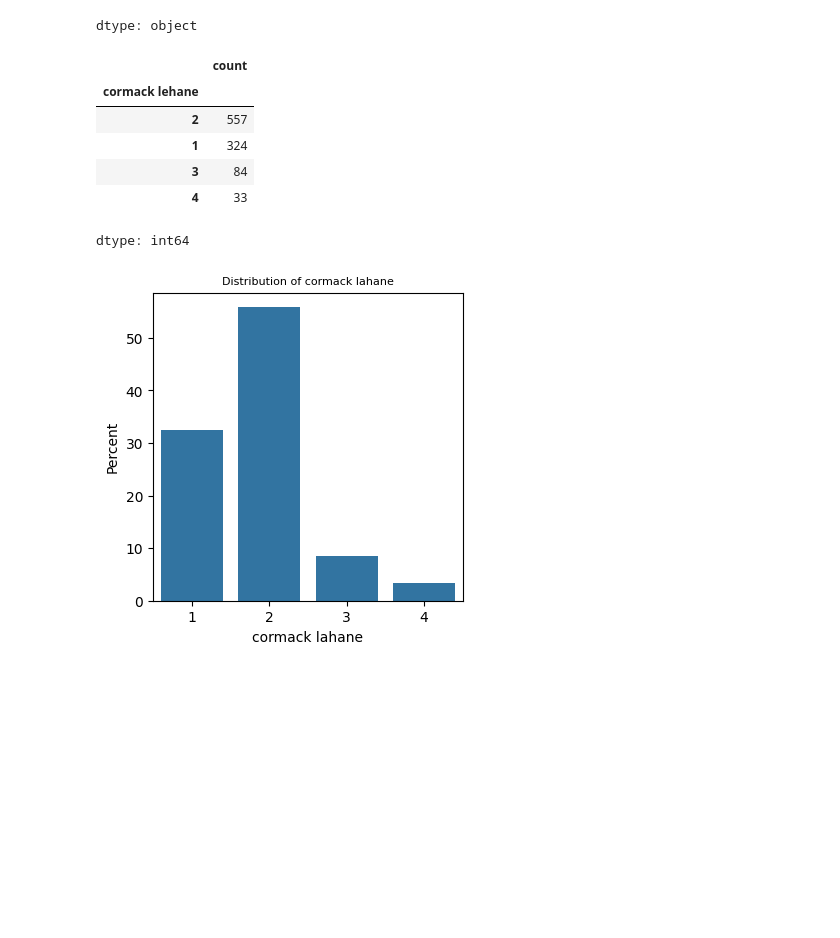
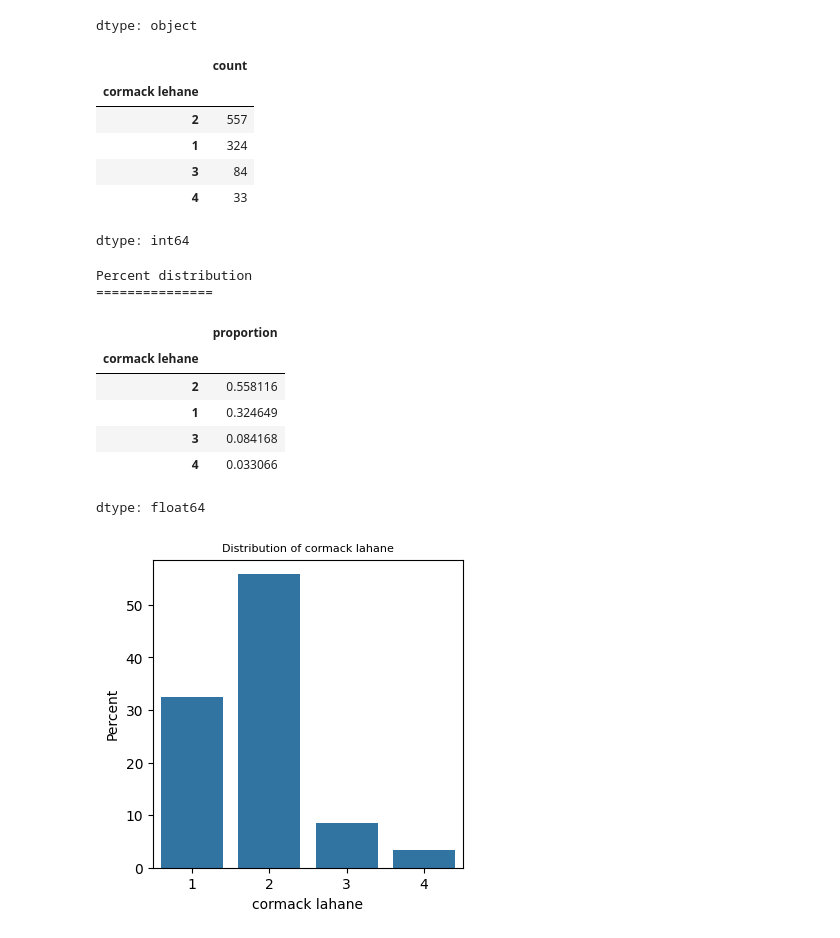
Before and after one commit to harnalashok/classification, a Jupyter notebook: airways.ipynb, the cells around one changed output. Cells and saved outputs as stored; diff of their text form; code cells hidden in the pictures; blank space fills up the shorter version.

```diff
--- a/airways.ipynb
+++ b/airways.ipynb
@@ -261,17 +259,32 @@ dtype: object
 # %%
 #2.8 Distribution of target values
 # Are classes balanced?
 # (1 is mapped to 0, 2 to 1, 3 to 2 and 4 to 3:)
 
 df['cormack lehane'].value_counts()
+
+print("")
+print("Percent distribution")
+print("===============")
+print("")
+df['cormack lehane'].value_counts(normalize = True)
 # %% [output]
 |  | count |
 | cormack lehane |  |
 | 2 | 557 |
 | 1 | 324 |
 | 3 | 84 |
 | 4 | 33 |
 dtype: int64
+Percent distribution
+===============
+|  | proportion |
+| cormack lehane |  |
+| 2 | 0.558116 |
+| 1 | 0.324649 |
+| 3 | 0.084168 |
+| 4 | 0.033066 |
+dtype: float64
 # %%
 #2.9 Distribution of categories in cormack lahane:
 _=plt.figure(figsize=(4, 4))
```
Also changed, not shown: parts of 24 cells of this notebook.
